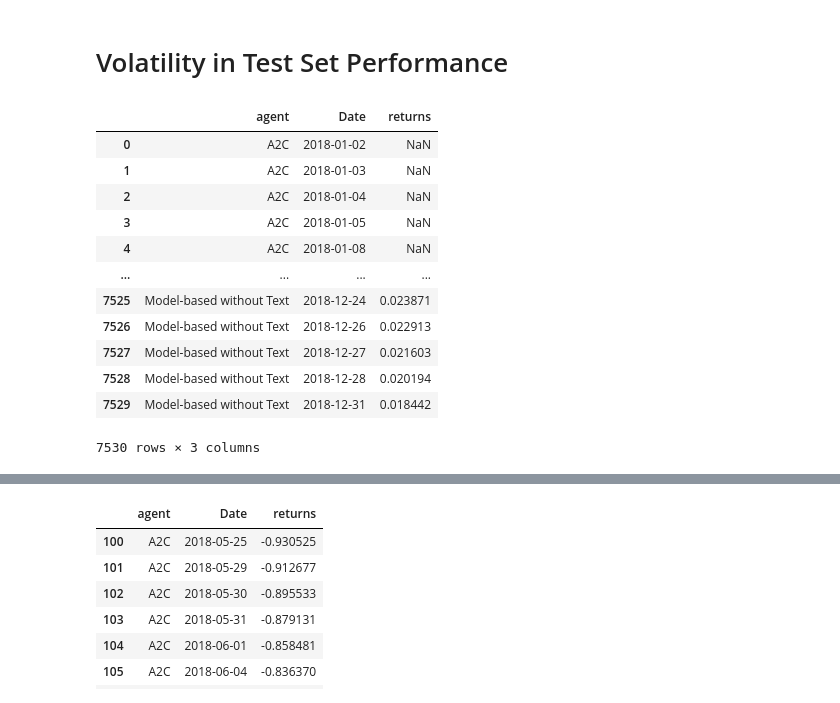
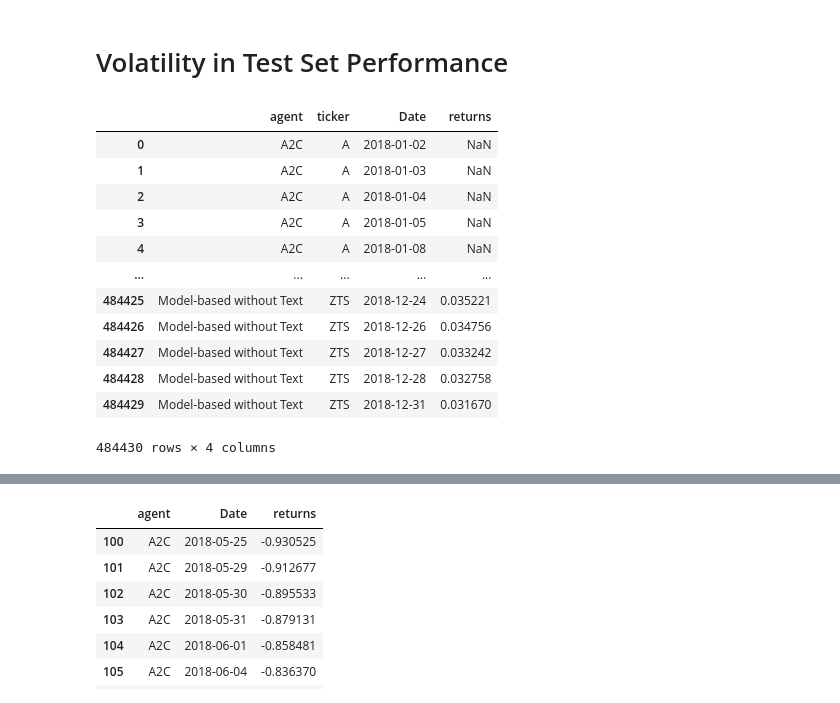
Before and after one commit to AaruranLog/rl-trading, a Jupyter notebook: experiments.ipynb, the cells around one changed output, grey strips where cells are left out. Saved outputs shown, nothing was run; the diff lists cells and outputs as text; code cells hidden in the pictures.

```diff
--- a/experiments.ipynb
+++ b/experiments.ipynb
@@ -162,28 +162,31 @@ plt.show()
 # %% [output]
 [figure]
 # %%
-total_history = pd.DataFrame()
+test_history = pd.DataFrame()
 with open("filtered_tickers.txt", "r") as src:
     filtered_tickers = src.read().split("\n")
 
 agents = [DQN, A2C, DDPG, ModelBased_NoText_Agent, ModelBasedAgent]
 # agents = [DQN, A2C, DDPG, ModelBasedAgent]
 for A in agents:
-    for ticker in tqdm(filtered_tickers[:30]):
+    for i, ticker in tqdm(enumerate(filtered_tickers)):
         a = A()
         e_train = a.ENV_CONSTRUCTOR(ticker=ticker, mode='train')
 
-        for i in range(5):
+        for i in range(1):
             h_train = a.run_episode(e_train)
-            h_train['mode'] = 'train'
-            h_train['t'] = range(len(h_train))
-            h_train['episode'] = int(i + 1)
-            h_train['agent'] = a.name
-            total_history = pd.concat([total_history, h_train])
+#             h_train['mode'] = 'train'
+#             h_train['t'] = range(len(h_train))
+#             h_train['episode'] = int(i + 1)
+#             h_train['agent'] = a.name
+#             total_history = pd.concat([total_history, h_train])
 
         e_test = a.ENV_CONSTRUCTOR(ticker=ticker, mode='test')
         h_test = a.run_episode(e_test)
-        h_test['mode'] = 'test'
         h_test['t'] = range(len(h_train), len(h_test) + len(h_train))
         h_test['agent'] = a.name
-        total_history = pd.concat([total_history, h_test])
+        test_history = pd.concat([test_history, h_test])
+        if i == 0:
+            test_history.to_csv('test_history.csv', index=False)
+        elif i % 10 == 0:
+             test_history.to_csv('test_history.csv', mode='a', header=False, index=False)
@@ -232,24 +259,24 @@ Index(['date', 'ticker', 'rewards', 'actions', 'returns', 'prices', 'mode',
 # %% [markdown]
 # Volatility in Test Set Performance
 # %%
-test_vol_history = test_history.groupby('agent')['returns'].rolling(14).std().reset_index()
-# test_vol_history
+test_vol_history = test_history.groupby(['agent', 'ticker'])['returns'].rolling(14).std().reset_index()
+test_vol_history
 # test_history['vol_returns'] = test_history.groupby('agent')['returns'].rolling(14).std()
 # test_history[['date', 'vol_returns', 'agent']]
 # %% [output]
-|  | agent | Date | returns |
-| 0 | A2C | 2018-01-02 | NaN |
-| 1 | A2C | 2018-01-03 | NaN |
-| 2 | A2C | 2018-01-04 | NaN |
-| 3 | A2C | 2018-01-05 | NaN |
-| 4 | A2C | 2018-01-08 | NaN |
-| ... | ... | ... | ... |
-| 7525 | Model-based without Text | 2018-12-24 | 0.023871 |
-| 7526 | Model-based without Text | 2018-12-26 | 0.022913 |
-| 7527 | Model-based without Text | 2018-12-27 | 0.021603 |
-| 7528 | Model-based without Text | 2018-12-28 | 0.020194 |
-| 7529 | Model-based without Text | 2018-12-31 | 0.018442 |
+|  | agent | ticker | Date | returns |
+| 0 | A2C | A | 2018-01-02 | NaN |
+| 1 | A2C | A | 2018-01-03 | NaN |
+| 2 | A2C | A | 2018-01-04 | NaN |
+| 3 | A2C | A | 2018-01-05 | NaN |
+| 4 | A2C | A | 2018-01-08 | NaN |
+| ... | ... | ... | ... | ... |
+| 484425 | Model-based without Text | ZTS | 2018-12-24 | 0.035221 |
+| 484426 | Model-based without Text | ZTS | 2018-12-26 | 0.034756 |
+| 484427 | Model-based without Text | ZTS | 2018-12-27 | 0.033242 |
+| 484428 | Model-based without Text | ZTS | 2018-12-28 | 0.032758 |
+| 484429 | Model-based without Text | ZTS | 2018-12-31 | 0.031670 |
-7530 rows × 3 columns
+484430 rows × 4 columns
 # %%
 sns.lineplot('Date', 'returns', data=test_vol_history, hue='agent')
 plt.legend(bbox_to_anchor=(1.05, 1), loc=2, borderaxespad=0.)
```
Also changed, not shown: parts of 8 cells of this notebook, 3 other files.
